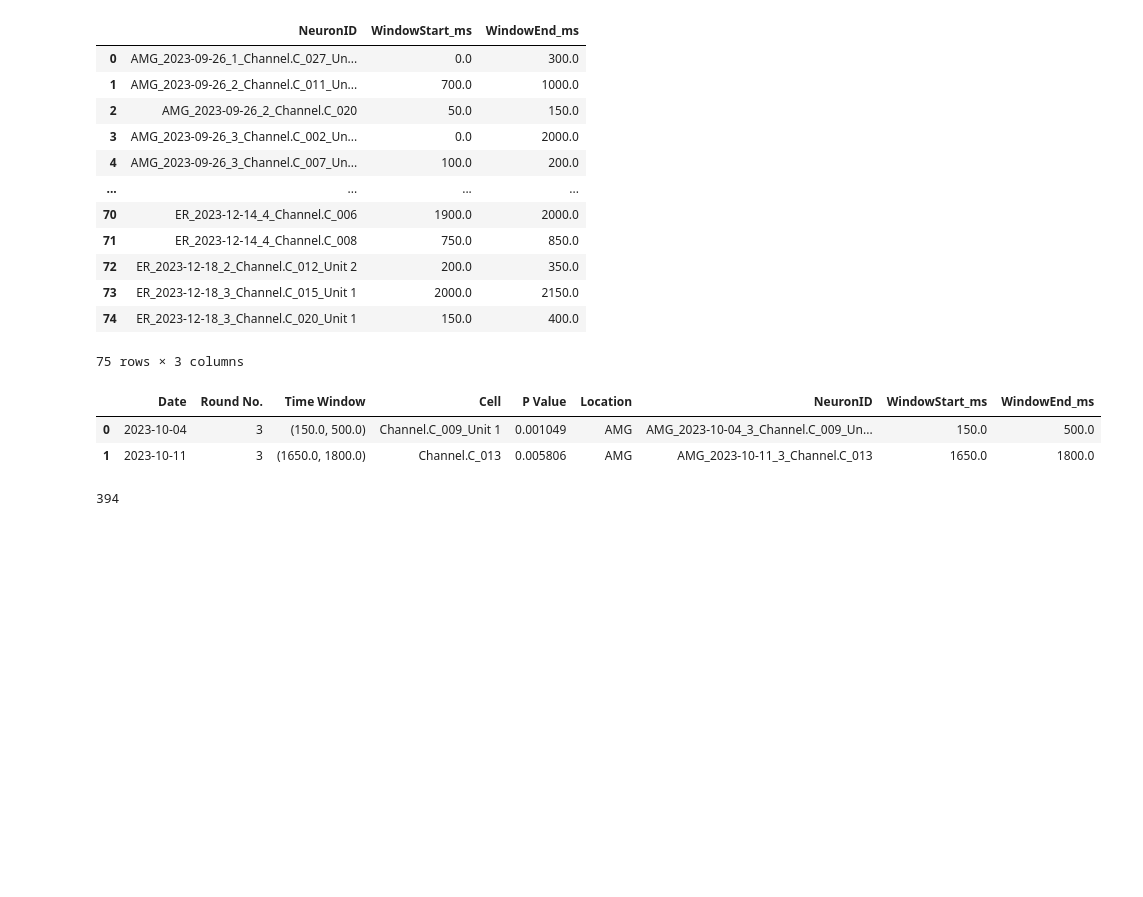
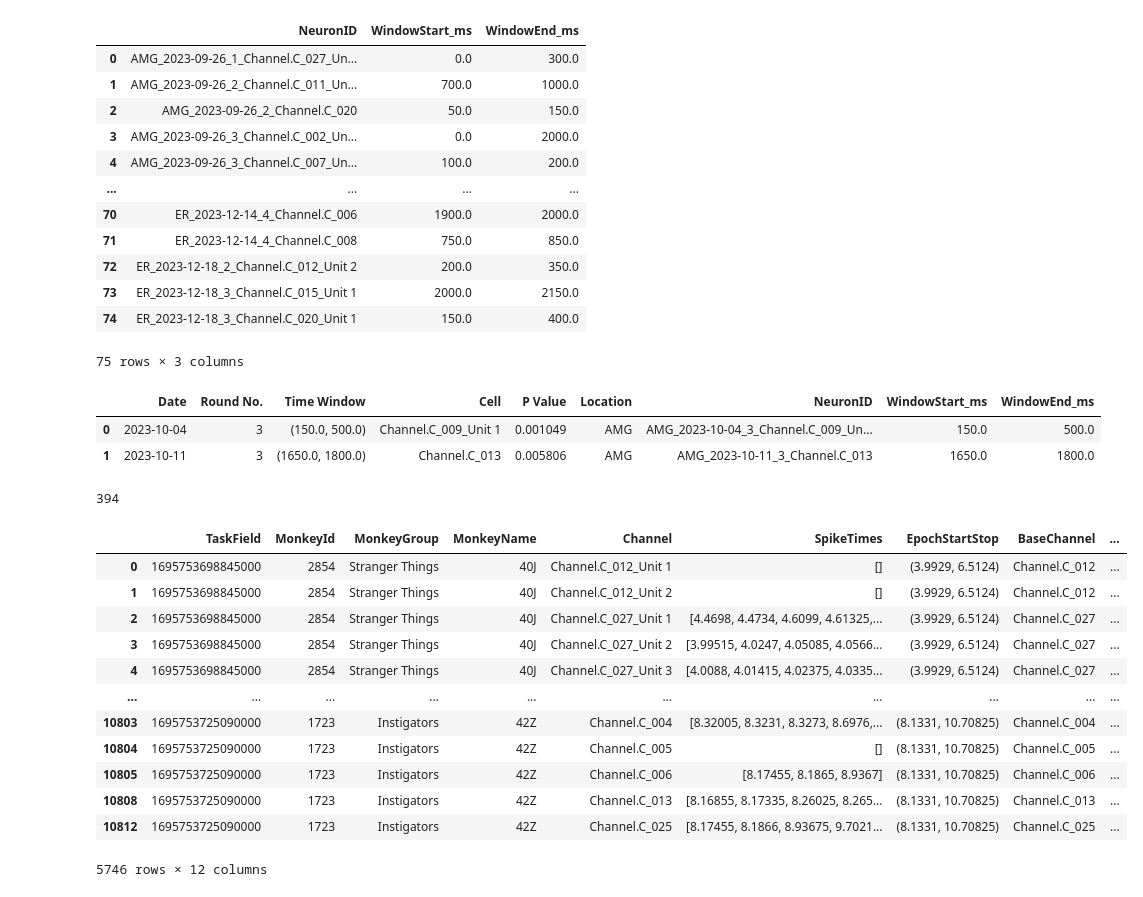
Before and after one commit to EdConnorLab/Julie, a Jupyter notebook: notebooks/comparing_window_lists.ipynb, the cells around one changed output. Saved outputs shown, nothing was run; the diff lists cells and outputs as text; code cells hidden in the pictures; blank space fills up the shorter version.

```diff
--- a/notebooks/comparing_window_lists.ipynb
+++ b/notebooks/comparing_window_lists.ipynb
@@ -307,3 +307,21 @@ final_df
 windows['NeuronID'].nunique()
 # %% [output]
 394
+# %%
+import pandas as pd
+dat = pd.read_pickle('/home/connorlab/Documents/GitHub/Julie/Cortana/exploded_spike_cache/2023-09-26_round_3.pkl')
+dat
+# %% [output]
+|  | TaskField | MonkeyId | MonkeyGroup | MonkeyName | Channel | SpikeTimes | EpochStartStop | BaseChannel | ... |
+| 0 | 1695753698845000 | 2854 | Stranger Things | 40J | Channel.C_012_Unit 1 | [] | (3.9929, 6.5124) | Channel.C_012 | ... |
+| 1 | 1695753698845000 | 2854 | Stranger Things | 40J | Channel.C_012_Unit 2 | [] | (3.9929, 6.5124) | Channel.C_012 | ... |
+| 2 | 1695753698845000 | 2854 | Stranger Things | 40J | Channel.C_027_Unit 1 | [4.4698, 4.4734, 4.6099, 4.61325,... | (3.9929, 6.5124) | Channel.C_027 | ... |
+| 3 | 1695753698845000 | 2854 | Stranger Things | 40J | Channel.C_027_Unit 2 | [3.99515, 4.0247, 4.05085, 4.0566... | (3.9929, 6.5124) | Channel.C_027 | ... |
+| 4 | 1695753698845000 | 2854 | Stranger Things | 40J | Channel.C_027_Unit 3 | [4.0088, 4.01415, 4.02375, 4.0335... | (3.9929, 6.5124) | Channel.C_027 | ... |
+| ... | ... | ... | ... | ... | ... | ... | ... | ... | ... |
+| 10803 | 1695753725090000 | 1723 | Instigators | 42Z | Channel.C_004 | [8.32005, 8.3231, 8.3273, 8.6976,... | (8.1331, 10.70825) | Channel.C_004 | ... |
+| 10804 | 1695753725090000 | 1723 | Instigators | 42Z | Channel.C_005 | [] | (8.1331, 10.70825) | Channel.C_005 | ... |
+| 10805 | 1695753725090000 | 1723 | Instigators | 42Z | Channel.C_006 | [8.17455, 8.1865, 8.9367] | (8.1331, 10.70825) | Channel.C_006 | ... |
+| 10808 | 1695753725090000 | 1723 | Instigators | 42Z | Channel.C_013 | [8.16855, 8.17335, 8.26025, 8.265... | (8.1331, 10.70825) | Channel.C_013 | ... |
+| 10812 | 1695753725090000 | 1723 | Instigators | 42Z | Channel.C_025 | [8.17455, 8.1866, 8.93675, 9.7021... | (8.1331, 10.70825) | Channel.C_025 | ... |
+5746 rows × 12 columns
```
Also changed, not shown: 1 other file.
